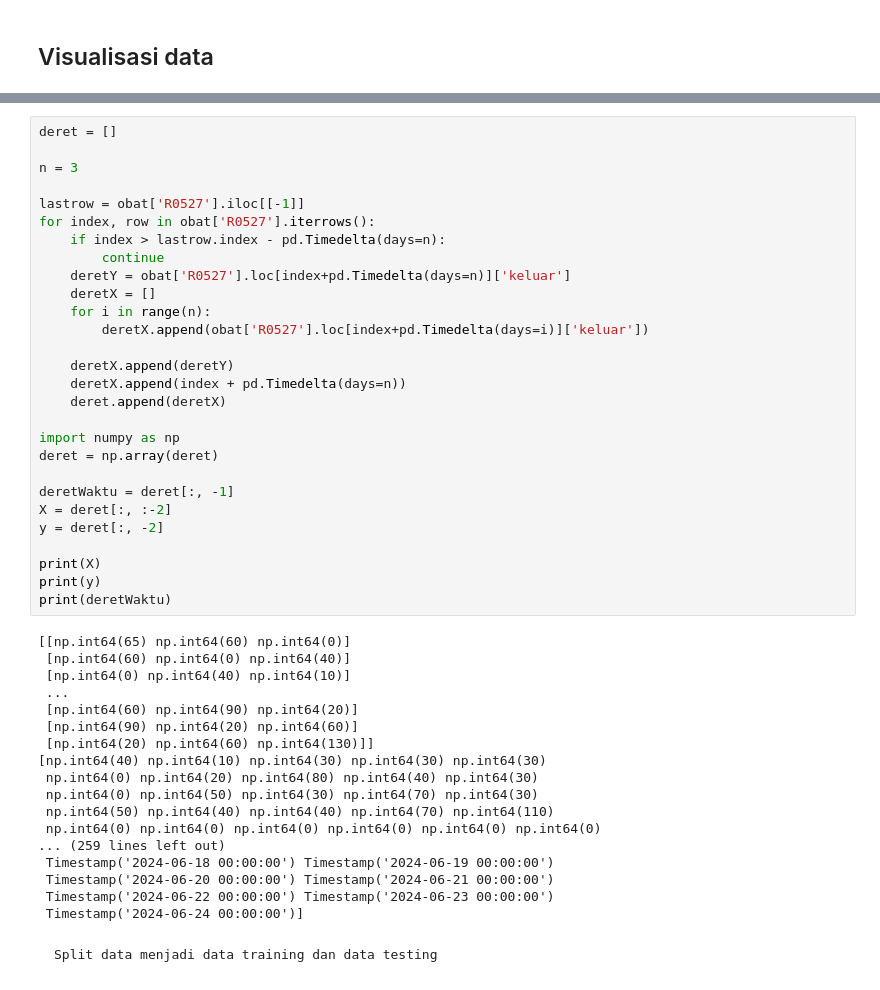
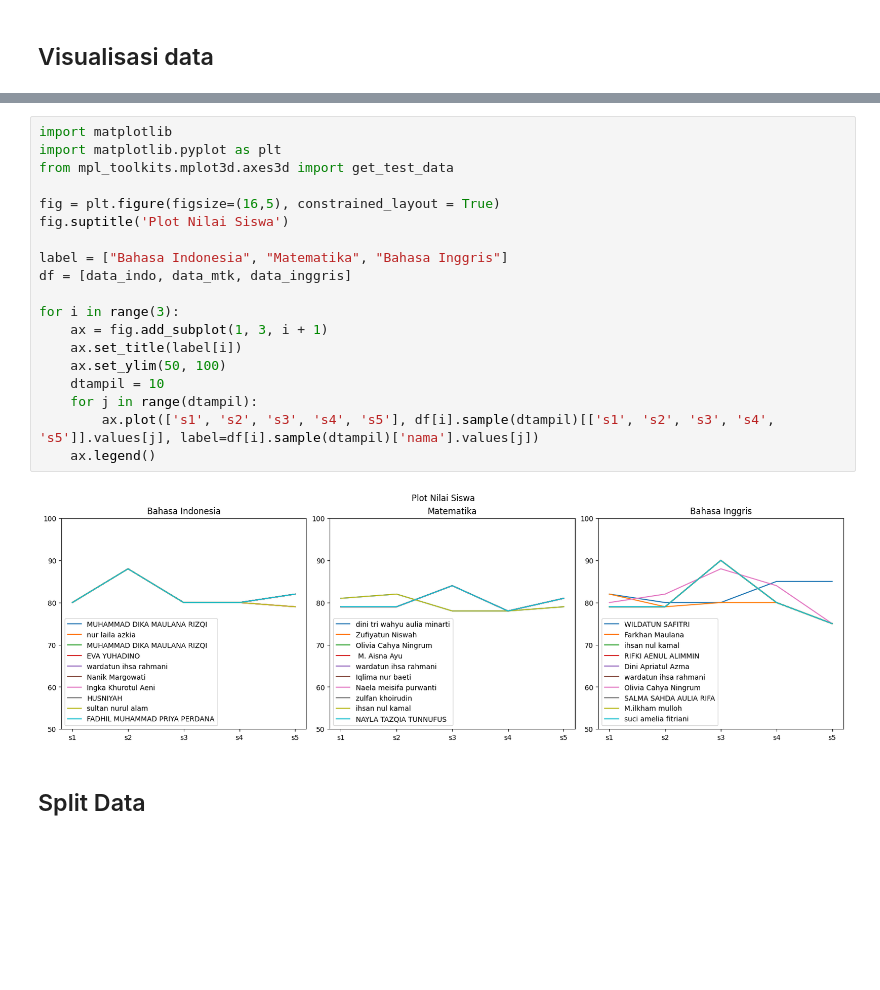
Before and after one commit to ArtEnginer/backprosiswa, a Jupyter notebook: program.ipynb, the cells around one changed output, grey strips where cells are left out. Cells and saved outputs as stored; diff of their text form; blank space fills up the shorter version.

```diff
--- a/program.ipynb
+++ b/program.ipynb
@@ -149,48 +65,23 @@ ax[-1, -1].axis('off')
-# %%
-deret = []
-
-n = 3
-
-lastrow = obat['R0527'].iloc[[-1]]
-for index, row in obat['R0527'].iterrows():
-    if index > lastrow.index - pd.Timedelta(days=n):
-        continue
-    deretY = obat['R0527'].loc[index+pd.Timedelta(days=n)]['keluar']
-    deretX = []
-    for i in range(n):
-        deretX.append(obat['R0527'].loc[index+pd.Timedelta(days=i)]['keluar'])
-
-    deretX.append(deretY)
-    deretX.append(index + pd.Timedelta(days=n))
-    deret.append(deretX)
-
-import numpy as np
-deret = np.array(deret)
-
-deretWaktu = deret[:, -1]
-X = deret[:, :-2]
-y = deret[:, -2]
-
-print(X)
-print(y)
-print(deretWaktu)
-# %% [output]
-[[np.int64(65) np.int64(60) np.int64(0)]
- [np.int64(60) np.int64(0) np.int64(40)]
- [np.int64(0) np.int64(40) np.int64(10)]
- ...
- [np.int64(60) np.int64(90) np.int64(20)]
- [np.int64(90) np.int64(20) np.int64(60)]
- [np.int64(20) np.int64(60) np.int64(130)]]
-[np.int64(40) np.int64(10) np.int64(30) np.int64(30) np.int64(30)
- np.int64(0) np.int64(20) np.int64(80) np.int64(40) np.int64(30)
- np.int64(0) np.int64(50) np.int64(30) np.int64(70) np.int64(30)
- np.int64(50) np.int64(40) np.int64(40) np.int64(70) np.int64(110)
- np.int64(0) np.int64(0) np.int64(0) np.int64(0) np.int64(0) np.int64(0)
-... (259 lines left out)
- Timestamp('2024-06-18 00:00:00') Timestamp('2024-06-19 00:00:00')
- Timestamp('2024-06-20 00:00:00') Timestamp('2024-06-21 00:00:00')
- Timestamp('2024-06-22 00:00:00') Timestamp('2024-06-23 00:00:00')
- Timestamp('2024-06-24 00:00:00')]
-# %% [markdown]
-    Split data menjadi data training dan data testing
+# %%
+import matplotlib
+import matplotlib.pyplot as plt
+from mpl_toolkits.mplot3d.axes3d import get_test_data
+
+fig = plt.figure(figsize=(16,5), constrained_layout = True)
+fig.suptitle('Plot Nilai Siswa')
+
+label = ["Bahasa Indonesia", "Matematika", "Bahasa Inggris"]
+df = [data_indo, data_mtk, data_inggris]
+
+for i in range(3):
+    ax = fig.add_subplot(1, 3, i + 1)
+    ax.set_title(label[i])
+    ax.set_ylim(50, 100)
+    dtampil = 10
+    for j in range(dtampil):
+        ax.plot(['s1', 's2', 's3', 's4', 's5'], df[i].sample(dtampil)[['s1', 's2', 's3', 's4', 's5']].values[j], label=df[i].sample(dtampil)['nama'].values[j])
+    ax.legend()
+# %% [output]
+[figure, added]
+# %% [markdown]
+## Split Data
```
Also changed, not shown: parts of 25 cells of this notebook, 4 other files.
